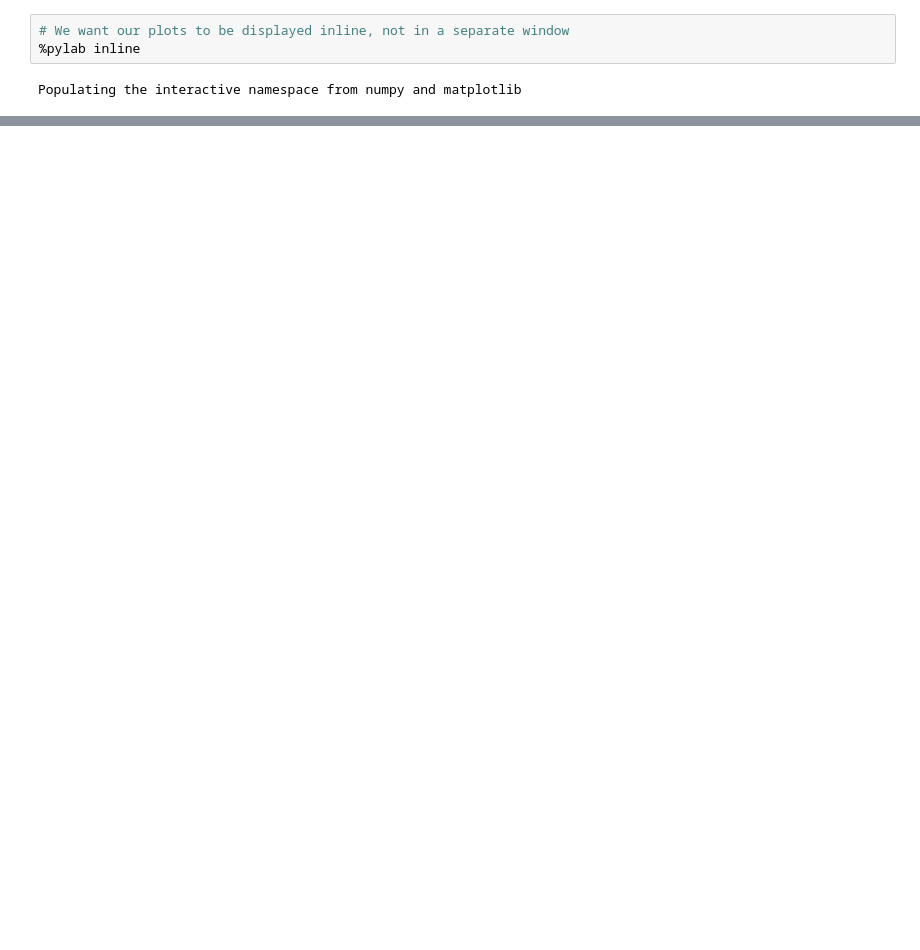
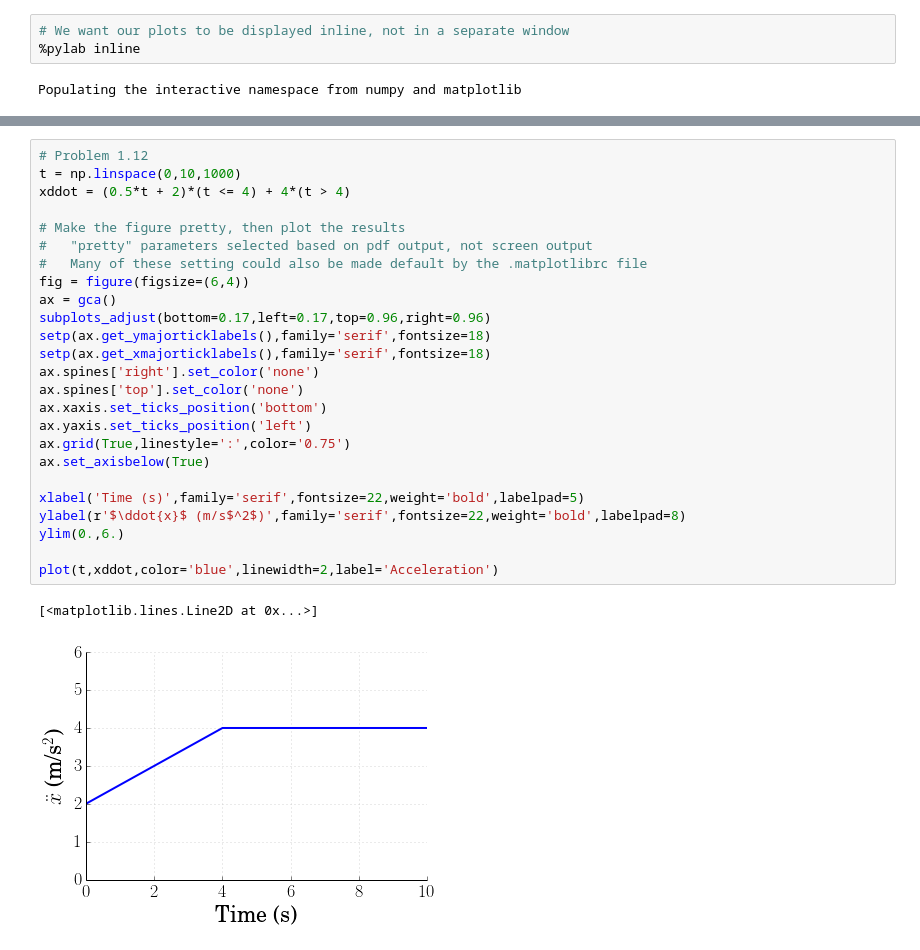
Before and after one commit to DocVaughan/MCHE485-Spring2014, a Jupyter notebook: IPython Notebooks/MCHE485 - HW1 - Spring 2014.ipynb, the cells around one changed output, grey strips where cells are left out. Saved outputs shown, nothing was run; the diff lists cells and outputs as text; blank space fills up the shorter version.

```diff
--- a/IPython Notebooks/MCHE485 - HW1 - Spring 2014.ipynb
+++ b/IPython Notebooks/MCHE485 - HW1 - Spring 2014.ipynb
@@ -48,3 +48,31 @@ setp(ltext,fontsize=16)
 # %% [output]
 [None, None]
 [figure]
+# %%
+# Problem 1.12
+t = np.linspace(0,10,1000)
+xddot = (0.5*t + 2)*(t <= 4) + 4*(t > 4)
+
+# Make the figure pretty, then plot the results
+#   "pretty" parameters selected based on pdf output, not screen output
+#   Many of these setting could also be made default by the .matplotlibrc file
+fig = figure(figsize=(6,4))
+ax = gca()
+subplots_adjust(bottom=0.17,left=0.17,top=0.96,right=0.96)
+setp(ax.get_ymajorticklabels(),family='serif',fontsize=18)
+setp(ax.get_xmajorticklabels(),family='serif',fontsize=18)
+ax.spines['right'].set_color('none')
+ax.spines['top'].set_color('none')
+ax.xaxis.set_ticks_position('bottom')
+ax.yaxis.set_ticks_position('left')
+ax.grid(True,linestyle=':',color='0.75')
+ax.set_axisbelow(True)
+
+xlabel('Time (s)',family='serif',fontsize=22,weight='bold',labelpad=5)
+ylabel(r'$\ddot{x}$ (m/s$^2$)',family='serif',fontsize=22,weight='bold',labelpad=8)
+ylim(0.,6.)
+
+plot(t,xddot,color='blue',linewidth=2,label='Acceleration')
+# %% [output]
+[<matplotlib.lines.Line2D at 0x...>]
+[figure, added]
```
Also changed, not shown: parts of 10 cells of this notebook.
